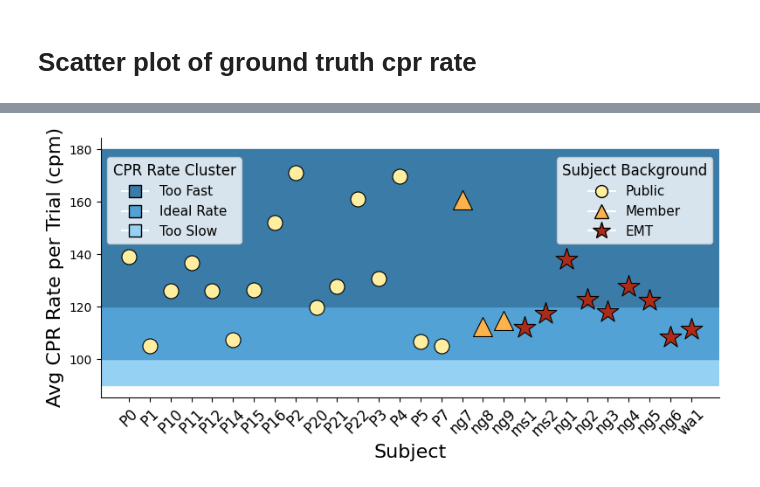
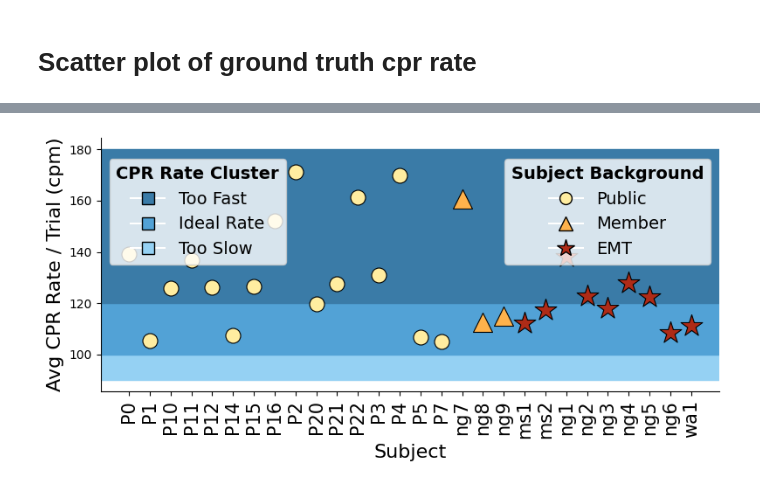
Before and after one commit to UVA-DSA/EgoEMS, a Jupyter notebook: Benchmarks/CPR_quality/smartwatch/results_plot.ipynb, the cells around one changed output, grey strips where cells are left out. Cells and saved outputs as stored; diff of their text form; code cells hidden in the pictures.

```diff
--- a/Benchmarks/CPR_quality/smartwatch/results_plot.ipynb
+++ b/Benchmarks/CPR_quality/smartwatch/results_plot.ipynb
@@ -547,9 +596,9 @@ from matplotlib.lines import Line2D
 
 # Font size variables
 label_fontsize = 16
-tick_fontsize = 12
-legend_fontsize = 11
-legend_title_fontsize = 12
+tick_fontsize = 15
+legend_fontsize = 14
+legend_title_fontsize = 14
 
 # Example subject mapping
 subject_mapping = {
@@ -622,6 +671,7 @@ expertise_legend = [
 legend1 = ax.legend(handles=expertise_legend, title="Subject Background",
                     loc='upper right', bbox_to_anchor=(1, 0.95),
                     fontsize=legend_fontsize, title_fontsize=legend_title_fontsize)
+legend1.get_title().set_fontweight('bold')
 
 cpr_cluster_legend = [
     Line2D([0], [0], marker='s', color='w', markerfacecolor=too_fast_color, alpha=1, markeredgecolor='black', markersize=10, label='Too Fast'),
@@ -630,33 +680,36 @@ cpr_cluster_legend = [
 ]
 legend2 = ax.legend(handles=cpr_cluster_legend, title="CPR Rate Cluster",
                     loc='upper left', bbox_to_anchor=(0.0, 0.95),
                     fontsize=legend_fontsize, title_fontsize=legend_title_fontsize)
+legend2.get_title().set_fontweight('bold')
+
+
 
 ax.add_artist(legend1)
 
 plt.grid(False)
 sns.despine()
 
 # Axis labels, ticks, styling
 ax.set_xlabel("Subject", fontsize=label_fontsize)
-ax.set_ylabel("Avg CPR Rate per Trial (cpm)", fontsize=label_fontsize)
-plt.xticks(rotation=45, fontsize=tick_fontsize)
+ax.set_ylabel("Avg CPR Rate / Trial (cpm)", fontsize=label_fontsize)
+plt.xticks(rotation=90, fontsize=tick_fontsize)
 
 plt.tight_layout()
 
 plt.savefig("./result_plots/GT_CPR_Rate_Per_Minute_by_Rate_Cluster_subject.png", dpi=400, bbox_inches='tight')
 plt.show()
 
 # Save grayscale version
 from PIL import Image
 
 # Load the saved color plot
 img = Image.open("./result_plots/GT_CPR_Rate_Per_Minute_by_Rate_Cluster_subject.png")
 
 # Convert to grayscale
 img_gray = img.convert("L")   # "L" = grayscale
 
 # Save grayscale version
 img_gray.save("./result_plots/GT_CPR_Rate_Per_Minute_by_Rate_Cluster_subject_gray.png")
 # %% [output]
-[figure, old version]
+[figure, new version]
```
Also changed, not shown: parts of 7 cells of this notebook.
